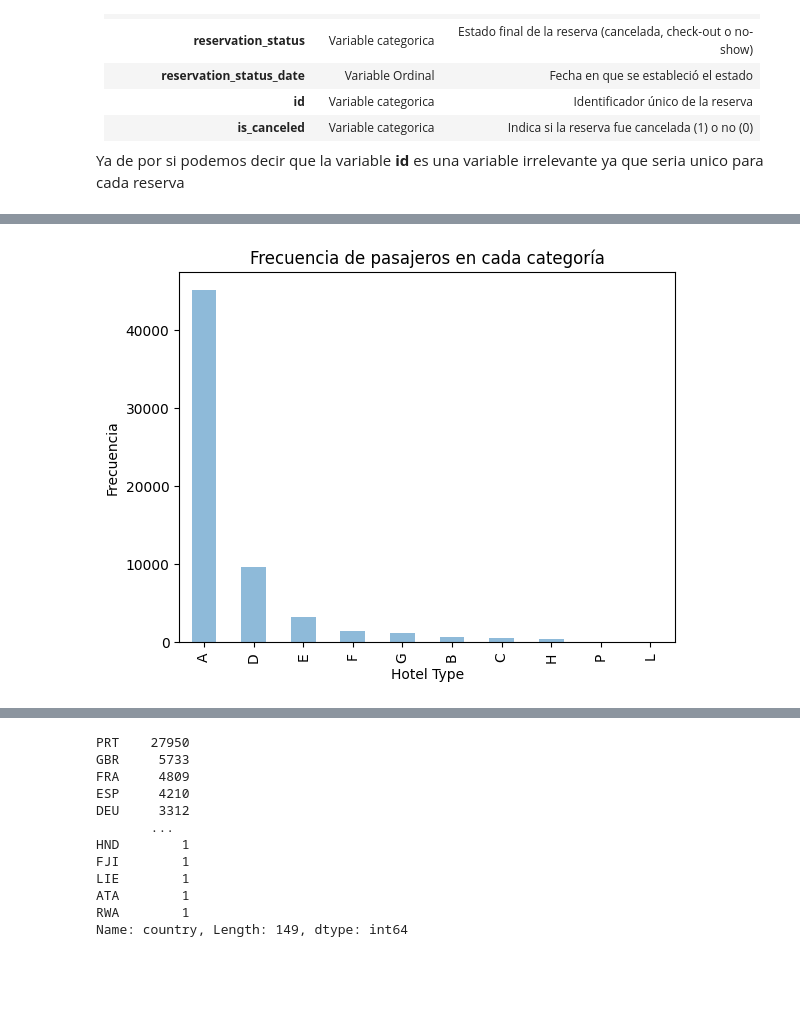
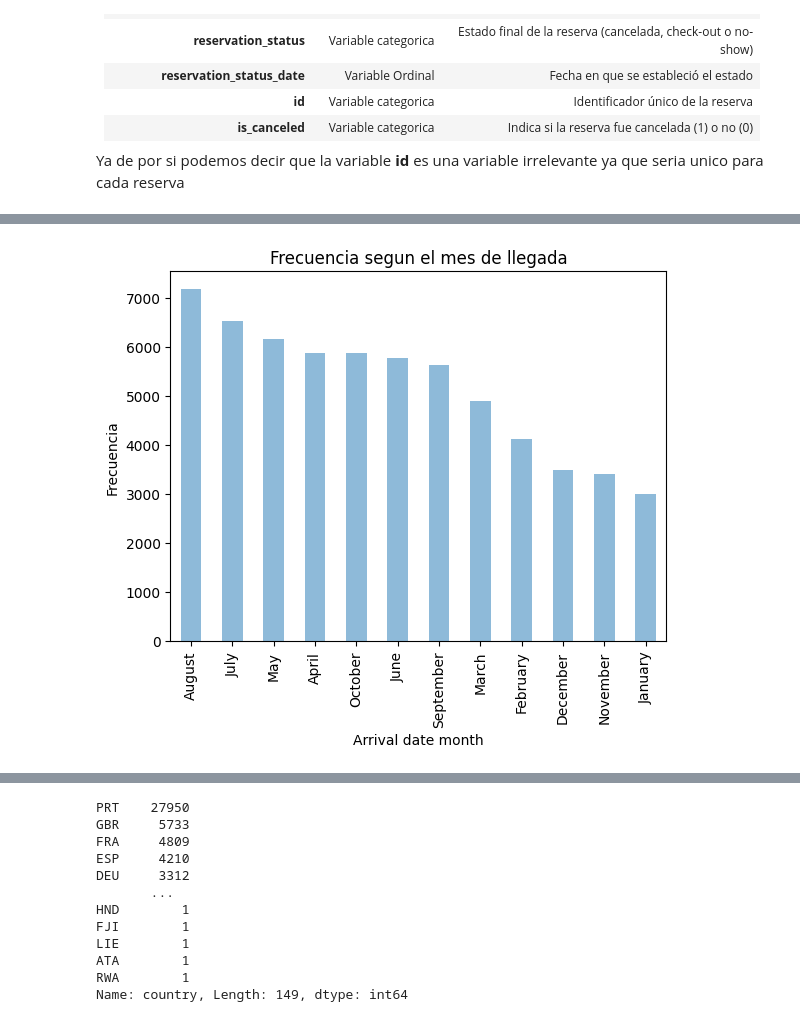
Before and after one commit to Saibot19/7506R-1C2023-GRUPO21, a Jupyter notebook: 7506R_TP1_GRUPO21_CHP1_ENTREGA.ipynb, the cells around one changed output, grey strips where cells are left out. Saved outputs shown, nothing was run; the diff lists cells and outputs as text; code cells hidden in the pictures; blank space fills up the shorter version.

```diff
--- a/7506R_TP1_GRUPO21_CHP1_ENTREGA.ipynb
+++ b/7506R_TP1_GRUPO21_CHP1_ENTREGA.ipynb
@@ -25,7 +26,6 @@ drive.mount('/content/drive')
 Drive already mounted at /content/drive; to attempt to forcibly remount, call drive.mount("/content/drive", force_remount=True).
 # %%
 df = pd.read_csv("/content/drive/My Drive/OrgaDeDatosRodriguez/TP_1/Datasets/hotels_train.csv")
-df.drop("reservation_status", axis="columns", inplace=True)
 # %%
 df_trabajo = df.copy()
 df_trabajo
@@ -151,4 +167,4 @@ grf=df_trabajo['reservation_status'].value_counts().plot.bar(alpha=0.5, title="F
 # %%
-grf=df_trabajo['reserved_room_type'].value_counts().plot.bar(alpha=0.5, title="Frecuencia de pasajeros en cada categoría",ylabel='Frecuencia',xlabel='Hotel Type')
+grf=df_trabajo['arrival_date_month'].value_counts().plot.bar(alpha=0.5, title="Frecuencia segun el mes de llegada",ylabel='Frecuencia',xlabel='Arrival date month')
 # %% [output]
-[figure, old version]
+[figure, new version]
```
Also changed, not shown: parts of 21 cells of this notebook.
